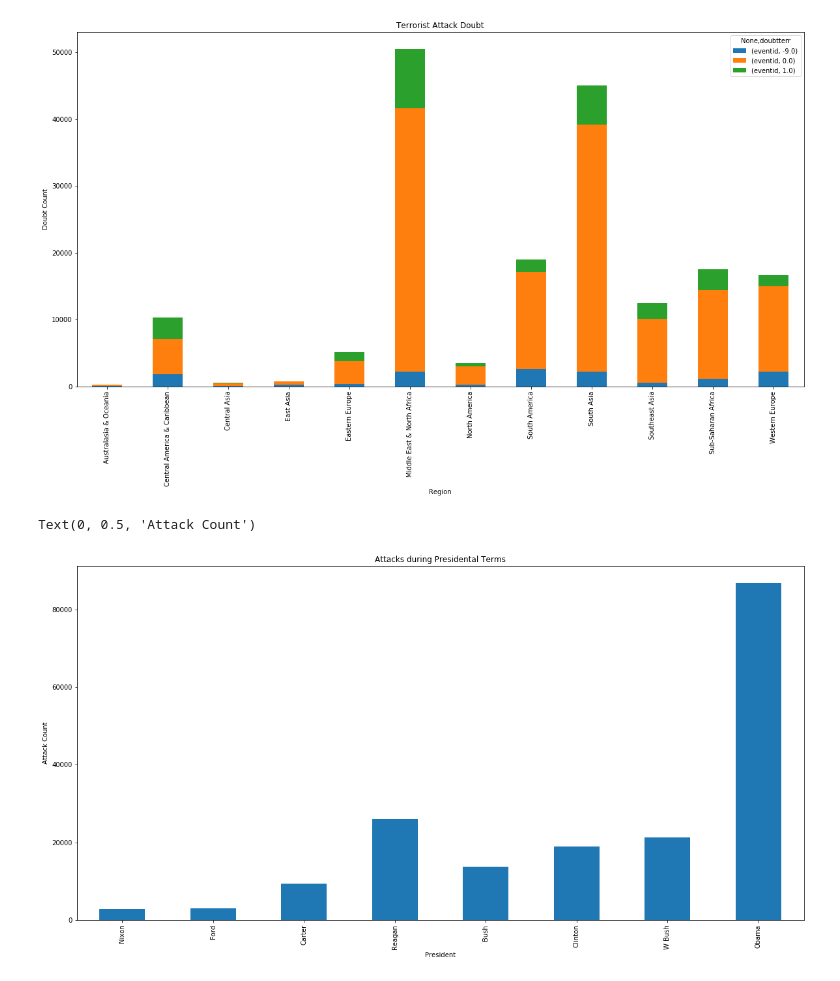
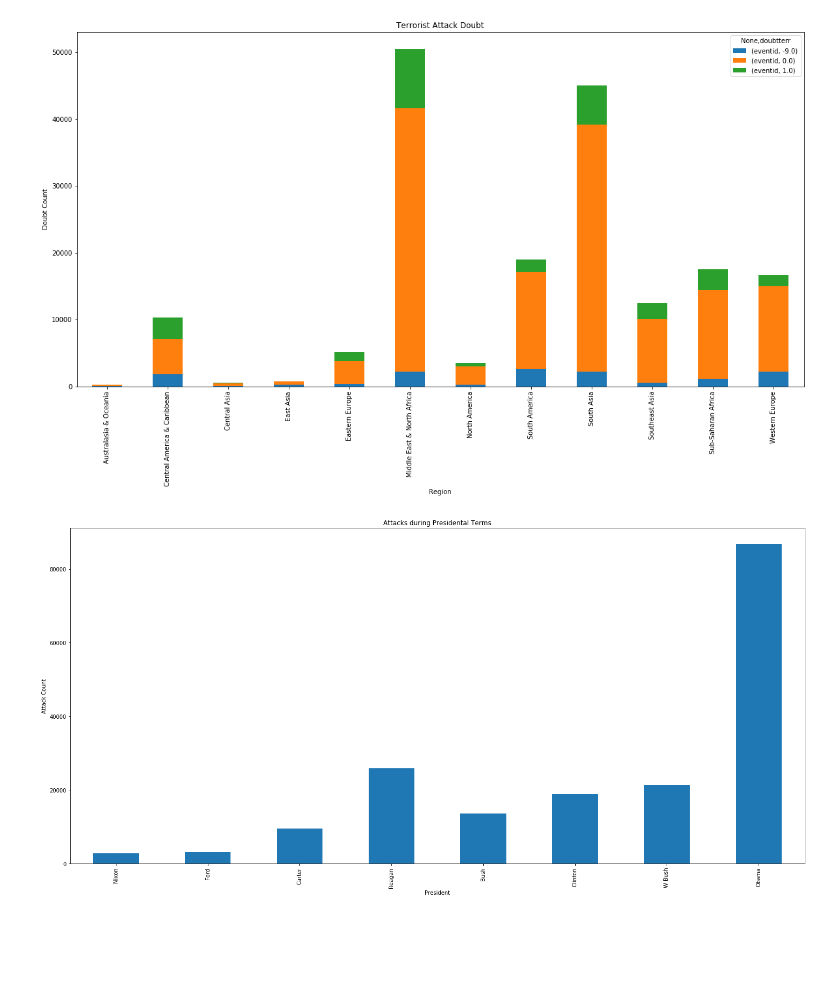
Before and after one commit to RHaile/project-one, a Jupyter notebook: GlobalTerrorismJae.ipynb, the cells around one changed output. Cells and saved outputs as stored; diff of their text form; code cells hidden in the pictures; blank space fills up the shorter version.

Commit message:
add images and final code jae

```diff
--- a/GlobalTerrorismJae.ipynb
+++ b/GlobalTerrorismJae.ipynb
@@ -118,15 +123,17 @@ Text(0, 0.5, 'Doubt Count')
 # %%
 #comparasion to US presidents
 term = [1969,1974,1977,1981,1989,1993,2001,2009,2017]
 president = ["Nixon","Ford","Carter","Reagan","Bush","Clinton","W Bush","Obama"]
 gtd["President"] = pd.cut(gtd["iyear"],term,labels = president)
 presidentcount = gtd.groupby("President")["iyear"]
 counts = presidentcount.count()
 presidentbar = counts.plot(kind="bar", figsize=(20,10))
 presidentdataframe = pd.DataFrame(gtd,columns = ["President","iyear",])
 plt.title("Attacks during Presidental Terms")
 plt.xlabel("President")
 plt.ylabel("Attack Count")
+plt.tight_layout()
+plt.savefig("Images/PresidentAttacks.png")
+plt.show()
 # %% [output]
-Text(0, 0.5, 'Attack Count')
-[figure, old version]
+[figure, new version]
```
Also changed, not shown: parts of 7 cells of this notebook, 8 other files.
